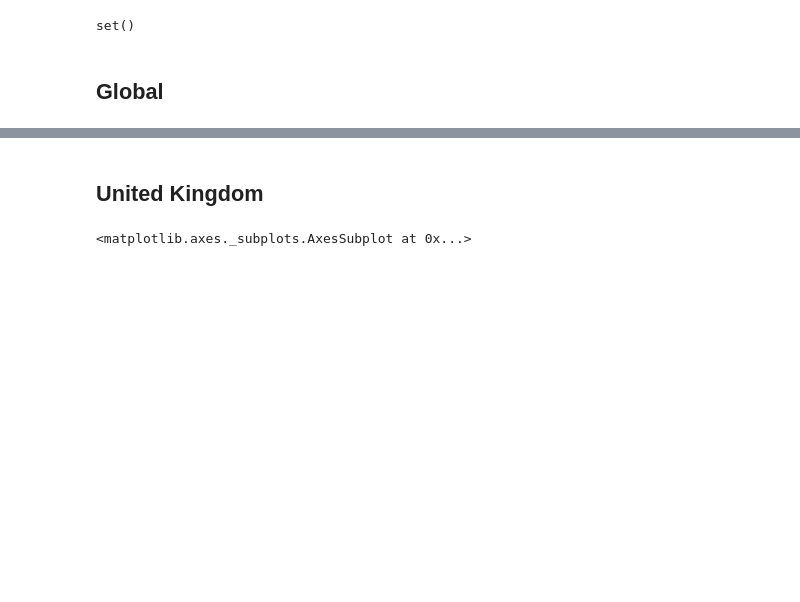
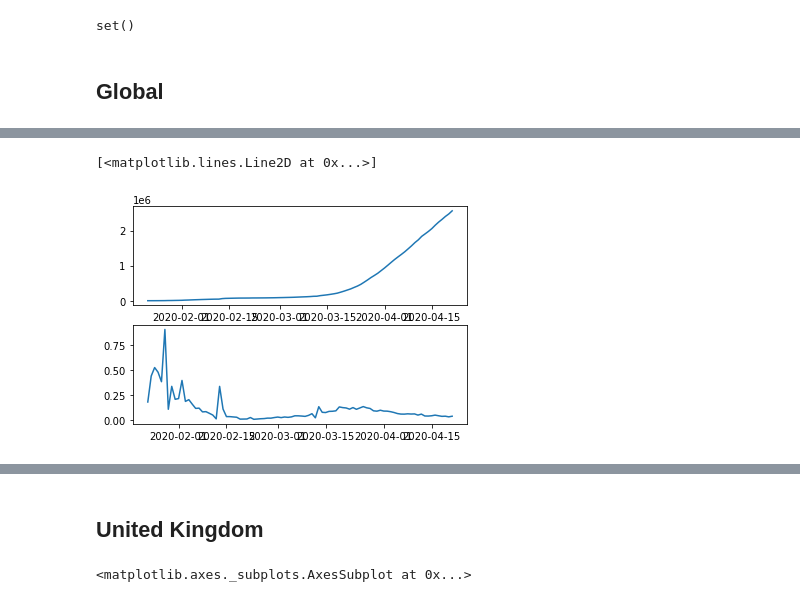
Before and after one commit to jaysttw/covid-19-analyses, a Jupyter notebook: COVID-19.ipynb, the cells around one changed output, grey strips where cells are left out. Cells and saved outputs as stored; diff of their text form; code cells hidden in the pictures; blank space fills up the shorter version.

Commit message:
Added function to plot number of cases and rate of change together

```diff
--- a/COVID-19.ipynb
+++ b/COVID-19.ipynb
@@ -92,0 +120,7 @@ df_by_country.sum(axis=1).pct_change().plot()
+# %%
+GL_fig, GL_axs = plt.subplots(2)
+GL_axs[0].plot(df_by_country.sum(axis=1))
+GL_axs[1].plot(df_by_country.sum(axis=1).pct_change())
+# %% [output]
+[<matplotlib.lines.Line2D at 0x...>]
+[figure, added]
```
Also changed, not shown: parts of 34 cells of this notebook.
